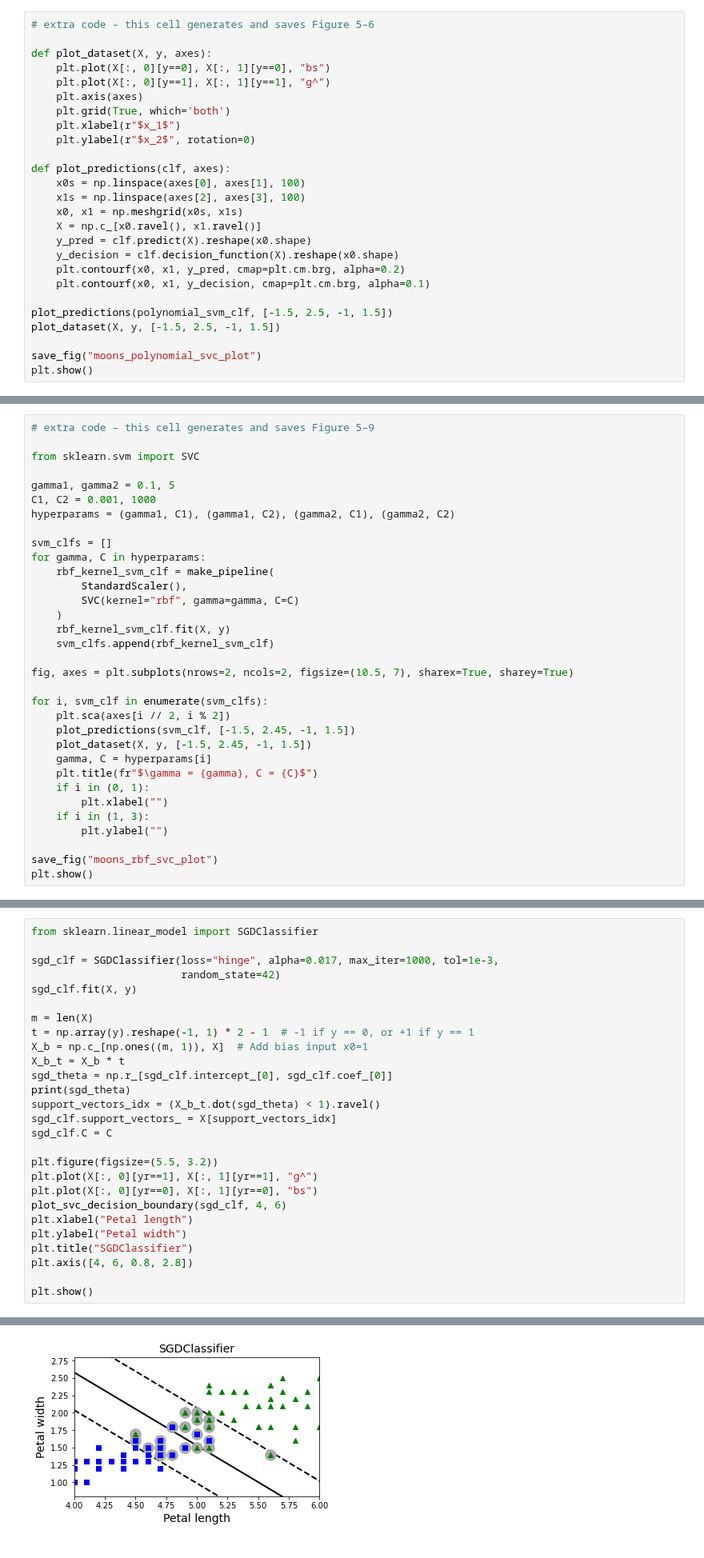
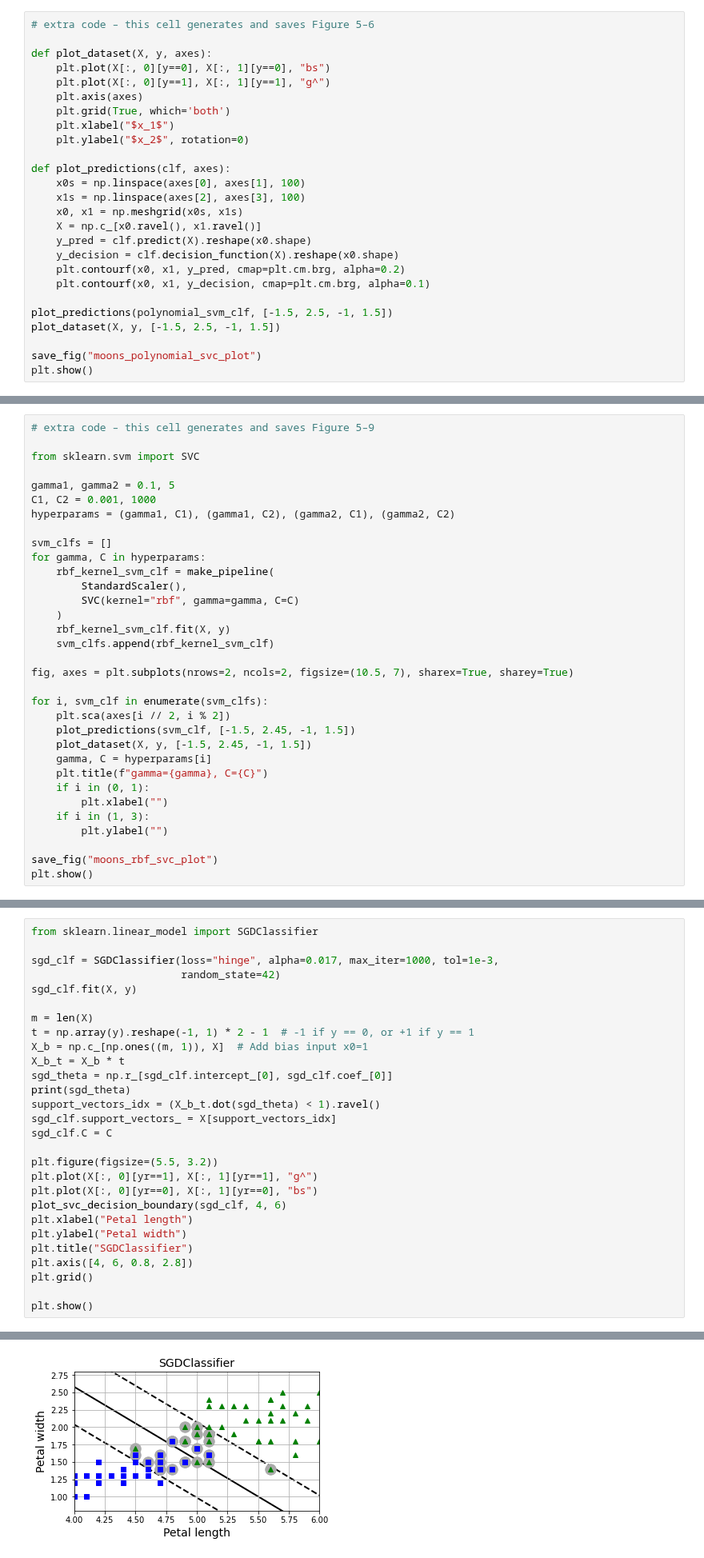
Before and after one commit to ageron/handson-ml3, a Jupyter notebook: 05_support_vector_machines.ipynb, the cells around one changed output, grey strips where cells are left out. Shown at 80% size. Drawn from its saved outputs; the diff is of its cells as text.

Commit message:
Clarify a few figures, and remove unneeded raw strings

```diff
--- a/05_support_vector_machines.ipynb
+++ b/05_support_vector_machines.ipynb
@@ -361,8 +361,8 @@ def plot_dataset(X, y, axes):
     plt.plot(X[:, 0][y==1], X[:, 1][y==1], "g^")
     plt.axis(axes)
     plt.grid(True, which='both')
-    plt.xlabel(r"$x_1$")
-    plt.ylabel(r"$x_2$", rotation=0)
+    plt.xlabel("$x_1$")
+    plt.ylabel("$x_2$", rotation=0)
 
 def plot_predictions(clf, axes):
     x0s = np.linspace(axes[0], axes[1], 100)
@@ -519,7 +519,7 @@ for i, svm_clf in enumerate(svm_clfs):
     plot_predictions(svm_clf, [-1.5, 2.45, -1, 1.5])
     plot_dataset(X, y, [-1.5, 2.45, -1, 1.5])
     gamma, C = hyperparams[i]
-    plt.title(fr"$\gamma = {gamma}, C = {C}$")
+    plt.title(f"gamma={gamma}, C={C}")
     if i in (0, 1):
         plt.xlabel("")
     if i in (1, 3):
@@ -835,33 +835,34 @@ plt.show()
 # %%
 from sklearn.linear_model import SGDClassifier
 
 sgd_clf = SGDClassifier(loss="hinge", alpha=0.017, max_iter=1000, tol=1e-3,
                         random_state=42)
 sgd_clf.fit(X, y)
 
 m = len(X)
 t = np.array(y).reshape(-1, 1) * 2 - 1  # -1 if y == 0, or +1 if y == 1
 X_b = np.c_[np.ones((m, 1)), X]  # Add bias input x0=1
 X_b_t = X_b * t
 sgd_theta = np.r_[sgd_clf.intercept_[0], sgd_clf.coef_[0]]
 print(sgd_theta)
 support_vectors_idx = (X_b_t.dot(sgd_theta) < 1).ravel()
 sgd_clf.support_vectors_ = X[support_vectors_idx]
 sgd_clf.C = C
 
 plt.figure(figsize=(5.5, 3.2))
 plt.plot(X[:, 0][yr==1], X[:, 1][yr==1], "g^")
 plt.plot(X[:, 0][yr==0], X[:, 1][yr==0], "bs")
 plot_svc_decision_boundary(sgd_clf, 4, 6)
 plt.xlabel("Petal length")
 plt.ylabel("Petal width")
 plt.title("SGDClassifier")
 plt.axis([4, 6, 0.8, 2.8])
+plt.grid()
 
 plt.show()
 # %% [output]
 [-12.52988101   1.94162342   1.84544824]
-[figure, old version]
+[figure, new version]
 # %% [markdown]
 # Exercise solutions
 # %% [markdown]
```
Also changed, not shown: parts of 8 cells of this notebook.
